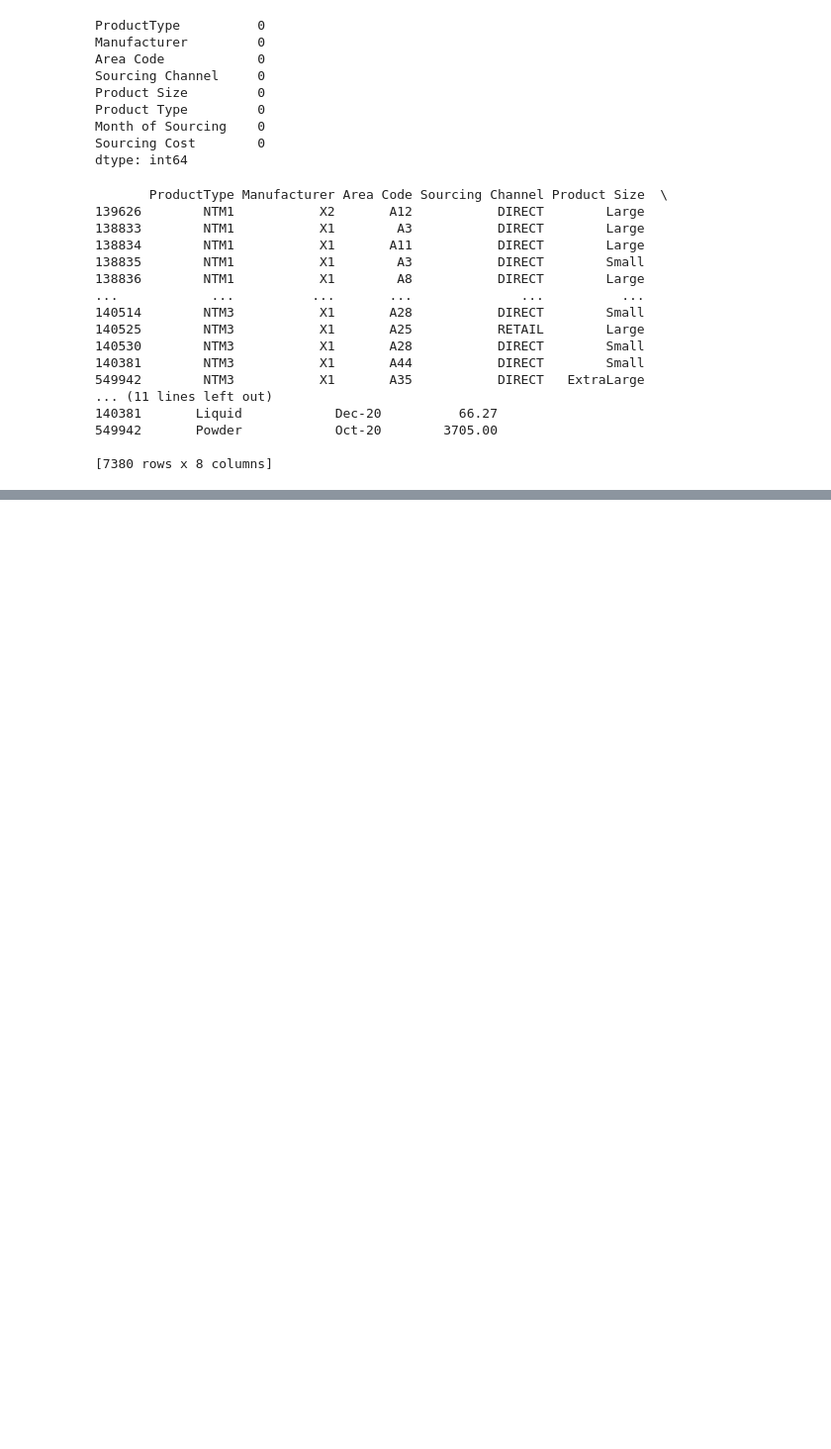
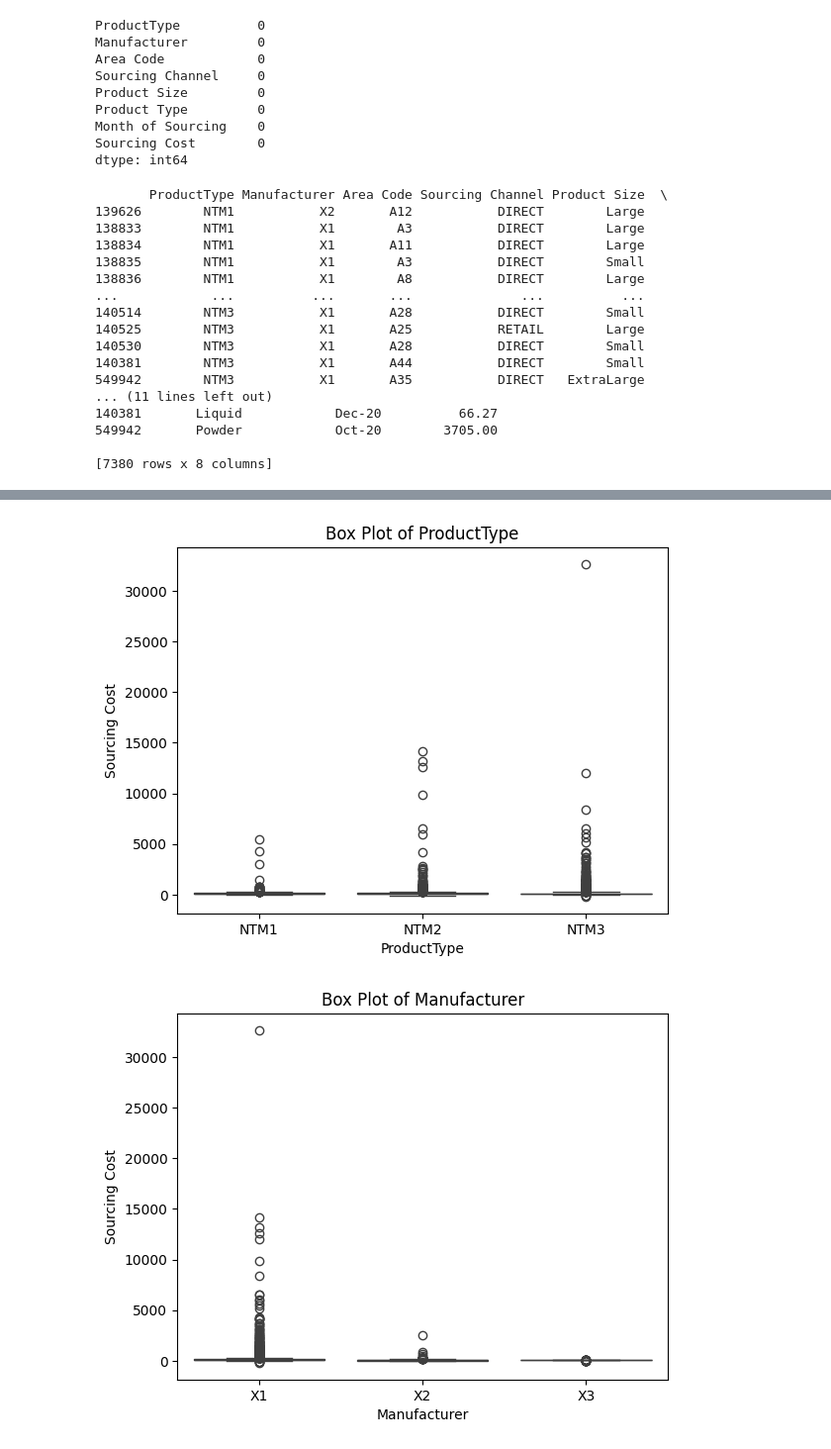
Before and after one commit to Varsha534/A.P.-Moller-Maersk-Coding-Challenge, a Jupyter notebook: G.S.Varsha_AIML_Assessment.ipynb, the cells around one changed output, grey strips where cells are left out. Shown: that part at 99% size. Saved outputs shown, nothing was run; the diff lists cells and outputs as text; code cells hidden in the pictures; blank space fills up the shorter version.

```diff
--- a/G.S.Varsha_AIML_Assessment.ipynb
+++ b/G.S.Varsha_AIML_Assessment.ipynb
@@ -110,0 +202,9 @@ print(train_data)
+# %%
+for col in categorical_cols:
+    plt.figure()
+    sns.boxplot(data=train_data, x=col, y="Sourcing Cost")
+    plt.title(f"Box Plot of {col}")
+    plt.show()
+# %% [output]
+[figure, added]
+[figure, added]
```
Also changed, not shown: parts of 12 cells of this notebook.
